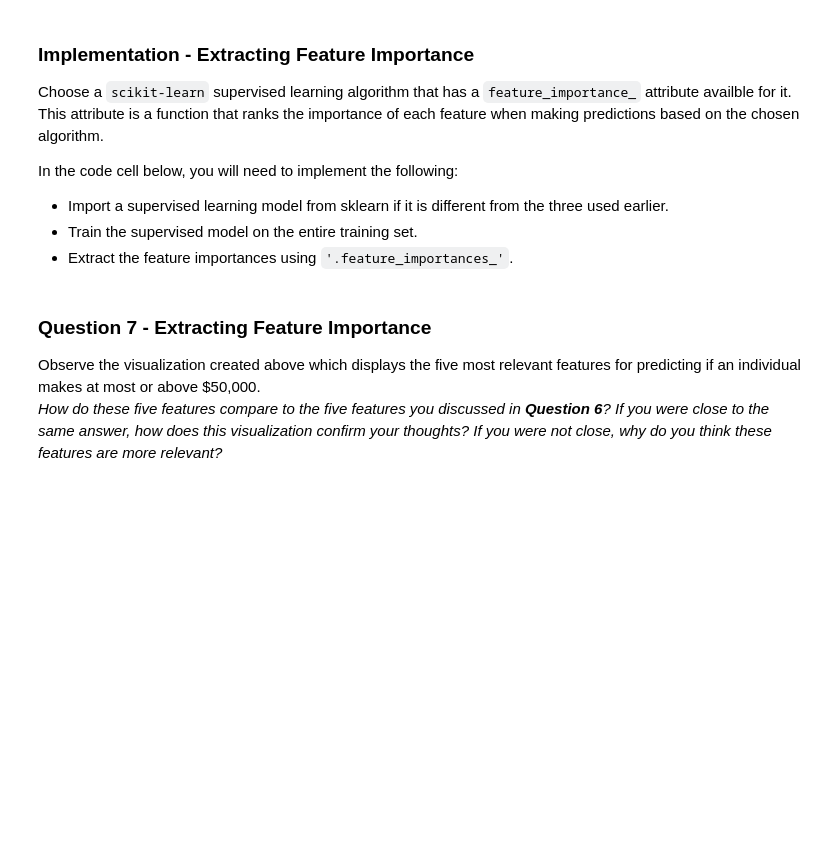
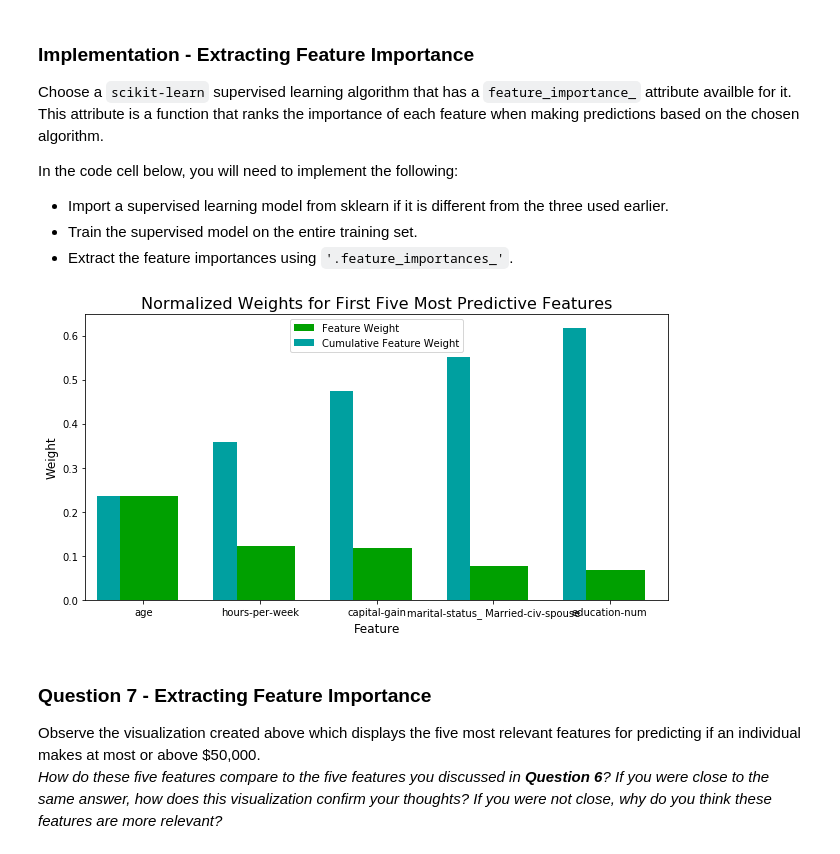
Before and after one commit to anilrajgr/udacity-machine-learning, a Jupyter notebook: projects/finding_donors/finding_donors.ipynb, the cells around one changed output. Drawn from its saved outputs; the diff is of its cells as text; code cells hidden in the pictures; blank space fills up the shorter version.

```diff
--- a/projects/finding_donors/finding_donors.ipynb
+++ b/projects/finding_donors/finding_donors.ipynb
@@ -450,15 +501,18 @@ In the code cell below, you will need to implement the following:
 # %%
 # TODO: Import a supervised learning model that has 'feature_importances_'
 from sklearn.ensemble import RandomForestClassifier
 
 # TODO: Train the supervised model on the training set
-model =
+model = RandomForestClassifier()
+model.fit(X_train, y_train)
 
 # TODO: Extract the feature importances
-importances = None
+importances = model.feature_importances_
 
 # Plot
 vs.feature_plot(importances, X_train, y_train)
+# %% [output]
+[figure, added]
 # %% [markdown]
 ### Question 7 - Extracting Feature Importance
 
```
Also changed, not shown: parts of 19 cells of this notebook, 1 other file.
